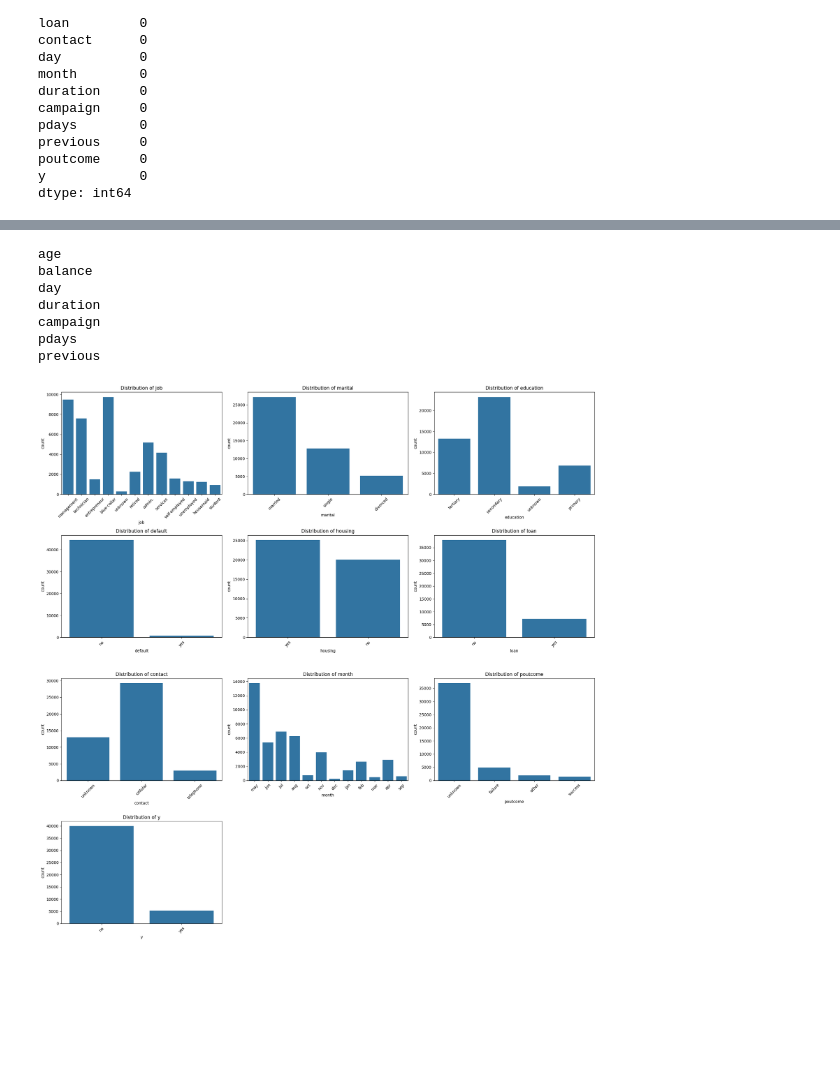
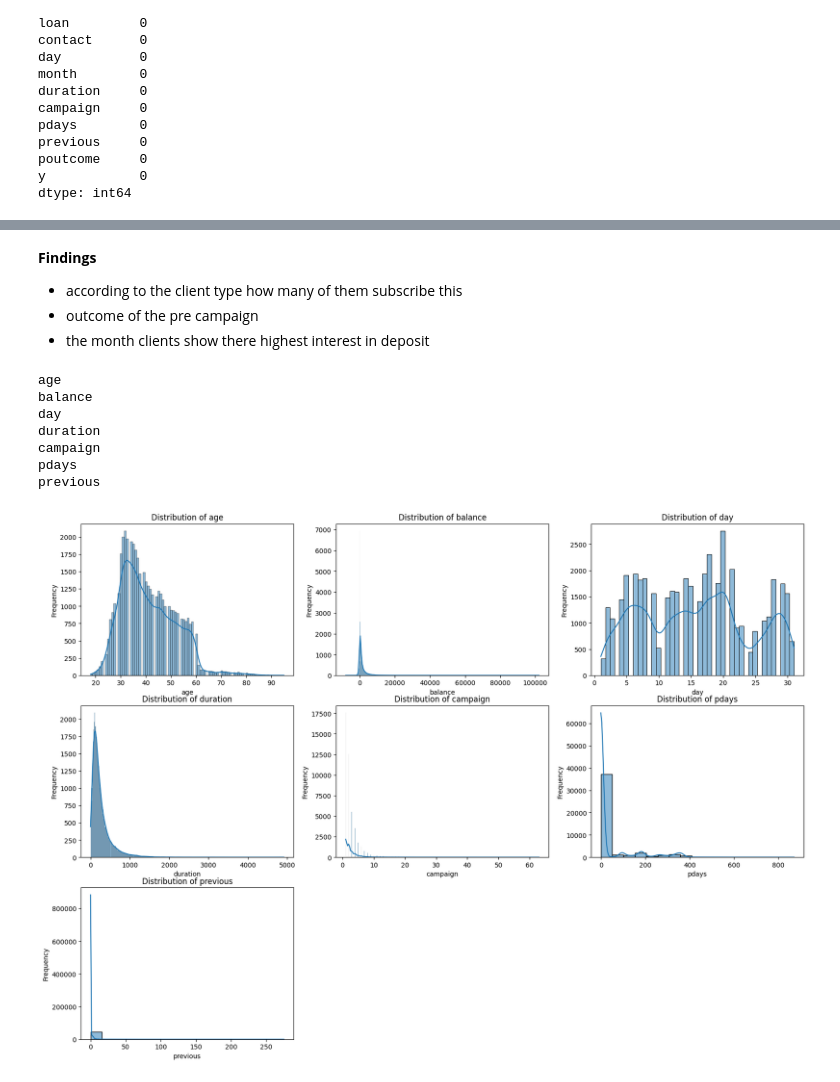
Before and after one commit to Aashiff2003/Predict-Term-Deposit-Subscription-, a Jupyter notebook: Predict Term Deposit Subscribtion.ipynb, the cells around one changed output, grey strips where cells are left out. Drawn from its saved outputs; the diff is of its cells as text; code cells hidden in the pictures; blank space fills up the shorter version.

```diff
--- a/Predict Term Deposit Subscribtion.ipynb
+++ b/Predict Term Deposit Subscribtion.ipynb
@@ -91,0 +73,20 @@ Unique values in y: ['no' 'yes']
+# %%
+categorical_columns = df.select_dtypes(include="object").columns
+
+#categorical features visual
+n_cols = 3
+n_rows = (len(categorical_columns) // n_cols) + 1
+
+plt.figure(figsize=(20, 5 * n_rows))
+plt_number = 1
+for column in categorical_columns:
+    ax = plt.subplot(n_rows, n_cols, plt_number)
+    sns.countplot(x=column, data=df)
+    plt.xlabel(column)
+    plt.title(f'Distribution of {column}')
+    plt.xticks(rotation=45)
+    plt_number += 1
+
+plt.tight_layout()
+
+plt.show()
@@ -92,3 +117,8 @@ Unique values in y: ['no' 'yes']
+# %% [markdown]
+**Findings**
+- according to the client type how many of them subscribe this
+- outcome of the pre campaign
+- the month clients show there highest interest in deposit
 # %%
 numerical_columns = df.select_dtypes(include=['int64','float64']).columns  # Identify categorical columns
 for column in numerical_columns:
@@ -102,22 +132,19 @@ campaign
 pdays
 previous
 # %%
-#categorical features visual
-n_cols = 3
-n_rows = (len(categorical_columns) // n_cols) + 1
 
-plt.figure(figsize=(20, 5 * n_rows))
+plt.figure(figsize=(20, 60))
 plt_number = 1
-for column in categorical_columns:
-    ax = plt.subplot(n_rows, n_cols, plt_number)
-    sns.countplot(x=column, data=df)
-    plt.xlabel(column)
-    plt.title(f'Distribution of {column}')
-    plt.xticks(rotation=45)
+
+for col in numerical_columns:
+    ax = plt.subplot(12, 3, plt_number)
+    sns.histplot(df[col], kde=True)
+    plt.xlabel(col)
+    plt.ylabel('Frequency')
+    plt.title(f'Distribution of {col}')
     plt_number += 1
 
-plt.tight_layout()
 
 plt.show()
 # %% [output]
-[figure, old version]
+[figure, new version]
```
Also changed, not shown: parts of 12 cells of this notebook.
